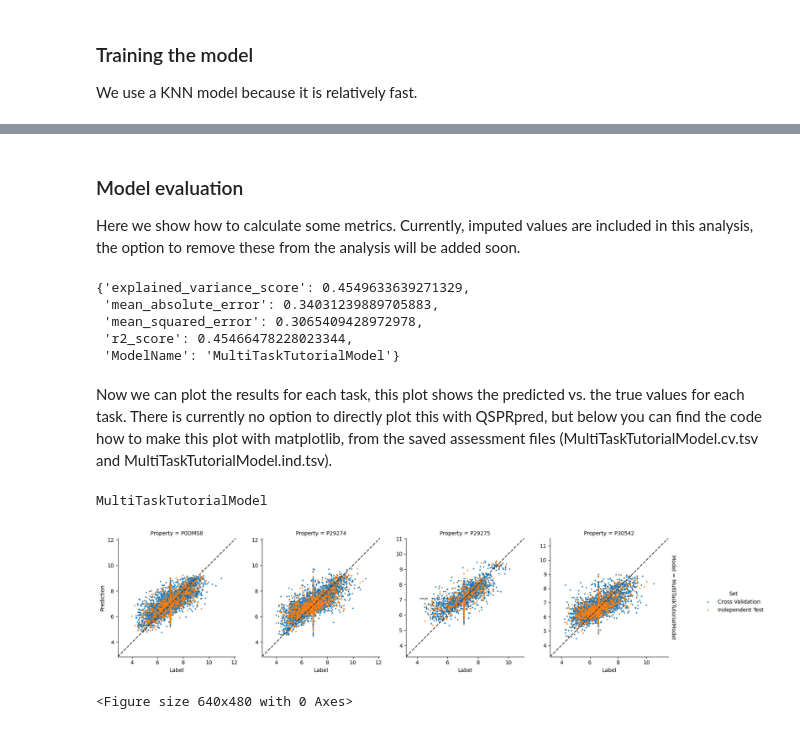
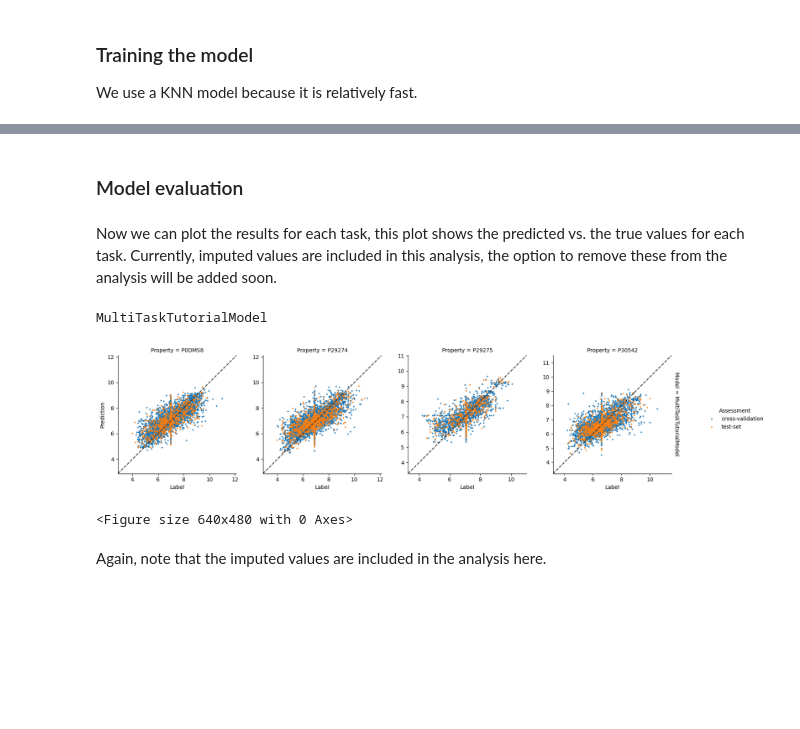
Before and after one commit to CDDLeiden/QSPRpred, a Jupyter notebook: tutorials/advanced/modelling/multi_task_modelling.ipynb, the cells around one changed output, grey strips where cells are left out. Saved outputs shown, nothing was run; the diff lists cells and outputs as text; code cells hidden in the pictures; blank space fills up the shorter version.

Commit message:
fix multi-task tutorial

```diff
--- a/tutorials/advanced/modelling/multi_task_modelling.ipynb
+++ b/tutorials/advanced/modelling/multi_task_modelling.ipynb
@@ -128,0 +111,13 @@ Number of samples test set: 1360
+# %%
+from qsprpred.data.descriptors.fingerprints import MorganFP
+from qsprpred.data import RandomSplit
+
+dataset.addDescriptors([MorganFP(radius=2, nBits=2048)])
+
+rand_split = RandomSplit(test_fraction=0.2)
+dataset.addSplit(rand_split, "randomsplit_0.2")
+
+# Retrieve the train and test set indices
+train_indices, test_indices = dataset.getSplit("randomsplit_0.2", "ids")[0]
+print(f"Train set size: {len(train_indices)}")
+print(f"Test set size: {len(test_indices)}")
@@ -155,50 +169,19 @@ qsprpred - WARNING - Random state supplied, but alg <class 'sklearn.neighbors._r
+# %% [markdown]
+### Model evaluation
 # %% [markdown]
-### Model evaluation
-Here we show how to calculate some metrics. Currently, imputed values are included in this analysis, the option to remove these from the analysis will be added soon.
+Now we can plot the results for each task, this plot shows the predicted vs. the true values for each task.
+Currently, imputed values are included in this analysis, the option to remove these from the analysis will be added soon.
-# %%
-import pandas as pd
-from sklearn.metrics import explained_variance_score, mean_absolute_error, \
-    mean_squared_error, r2_score
-
-# get independent test set
-df = pd.read_table(
-    "../../tutorial_output/models/MultiTaskTutorialModel/MultiTaskTutorialModel.ind.tsv")
-
-# column names containing original labels or predictions for the tasks
-label_names = [i for i in list(df.columns.values) if "Label" in i]
-pred_names = [i for i in list(df.columns.values) if "Prediction" in i]
-
-# turn into np array
-ylabel = df[label_names].to_numpy()
-ypred = df[pred_names].to_numpy()
-
-# get metrics
-summary = {}
-for metric in [explained_variance_score, mean_absolute_error, mean_squared_error,
-               r2_score]:
-    score = metric(ylabel, ypred)
-    summary[metric.__name__] = score
-
-summary["ModelName"] = model.name
-
-summary
-# %% [output]
-{'explained_variance_score': 0.4549633639271329,
- 'mean_absolute_error': 0.34031239889705883,
- 'mean_squared_error': 0.3065409428972978,
- 'r2_score': 0.45466478228023344,
- 'ModelName': 'MultiTaskTutorialModel'}
-# %% [markdown]
-Now we can plot the results for each task, this plot shows the predicted vs. the true values for each task. There is currently no option to directly plot this with QSPRpred, but below you can find the code how to make this plot with matplotlib, from the saved assessment files (MultiTaskTutorialModel.cv.tsv and MultiTaskTutorialModel.ind.tsv).
 # %%
 from qsprpred.plotting.regression import CorrelationPlot
 
-plot = CorrelationPlot([model])
+plot = CorrelationPlot([model], ["cross-validation", "test-set"])
 axes, summary = plot.make(save=False, show=True)
 # %% [output]
 MultiTaskTutorialModel
-[figure, old version]
+[figure, new version]
 <Figure size 640x480 with 0 Axes>
+# %% [markdown]
+Again, note that the imputed values are included in the analysis here.
 # %%
 summary
 # %% [output]
```
Also changed, not shown: parts of 5 cells of this notebook.
